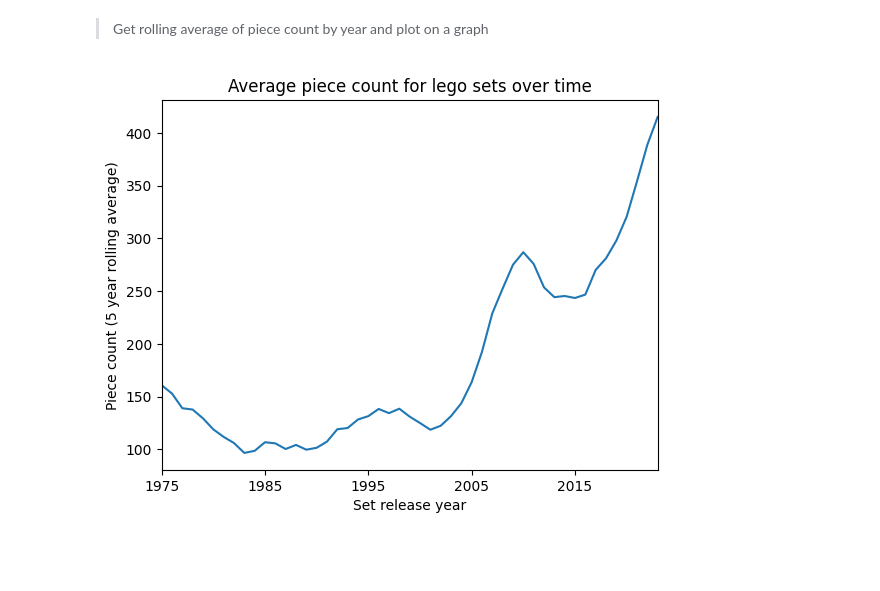
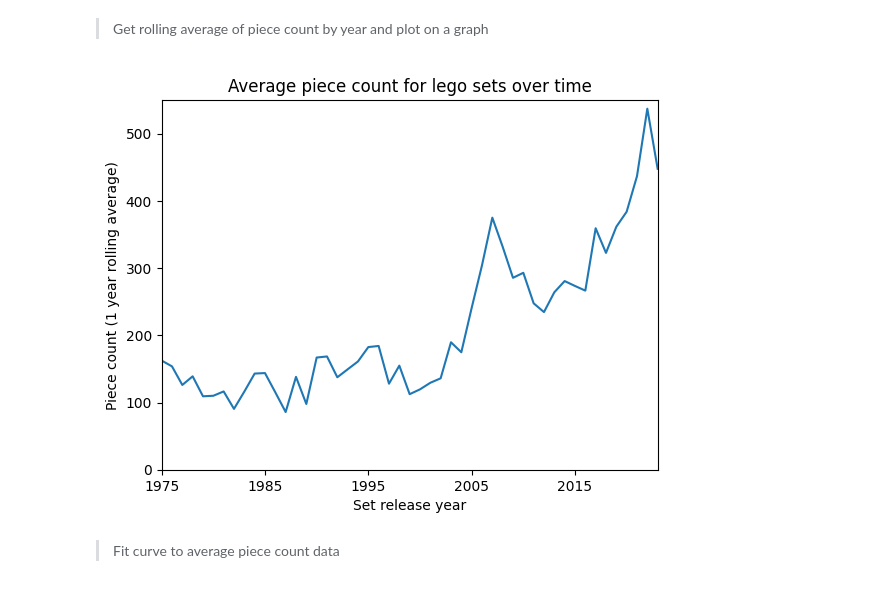
Before and after one commit to GuhCH/LEGO-data-analysis, a Jupyter notebook: notebook.ipynb, the cells around one changed output. Cells and saved outputs as stored; diff of their text form; code cells hidden in the pictures; blank space fills up the shorter version.

Commit message:
implements first visualisation, begins work on second

```diff
--- a/notebook.ipynb
+++ b/notebook.ipynb
@@ -30,19 +62,29 @@ df = session.read.option("header", True).csv("LEGO_Data/sets.csv")
 # %% [markdown]
 >Get rolling average of piece count by year and plot on a graph
 # %%
-timeRange = 5 #set time range for rolling average in years
+# get rolling average of piece count for lego sets, ignoring Duplo sets and books
+# note that this code is built to calculate rolling averages but currently is just calculating the average
+# for each year
 
-W = Window().orderBy(df.Year.cast('int')).rangeBetween(-timeRange+1,0)
-dfRA = df.withColumn('roll', F.avg("Pieces").over(W)) \
+timeRange = 1 #set time range for rolling average in years
+
+W = Window().orderBy(df.Year.cast('int')).rangeBetween(-timeRange+1, 0)
+dfRA = df.filter(df.Theme != "Books").filter(df.Theme != "Duplo").withColumn('roll', F.avg("Pieces").over(W)) \
     .select('Year', F.round('roll',2).alias('Rolling_AVG')) \
     .distinct()
 # %%
+# plot average piece count as a function of time
+
 xMin = int(dfRA.agg({"Year": "min"}).collect()[0][0])
 xMax = int(df.agg({"Year": "max"}).collect()[0][0])
-ax = dfRA.toPandas().plot(kind='line',x='Year',y='Rolling_AVG', legend=None, \
+dfRApd = dfRA.toPandas()
+ax = dfRApd.plot(kind='line',x='Year',y='Rolling_AVG', legend=None, \
                     xlabel='Set release year', \
                     ylabel=f'Piece count ({timeRange} year rolling average)', \
                     title='Average piece count for lego sets over time', \
-                    xlim=(0,xMax-xMin))
+                    xlim=(0,xMax-xMin), \
+                    ylim=(0,550))
 # %% [output]
-[figure, old version]
+[figure, new version]
+# %% [markdown]
+>Fit curve to average piece count data
```
Also changed, not shown: parts of 16 cells of this notebook.
